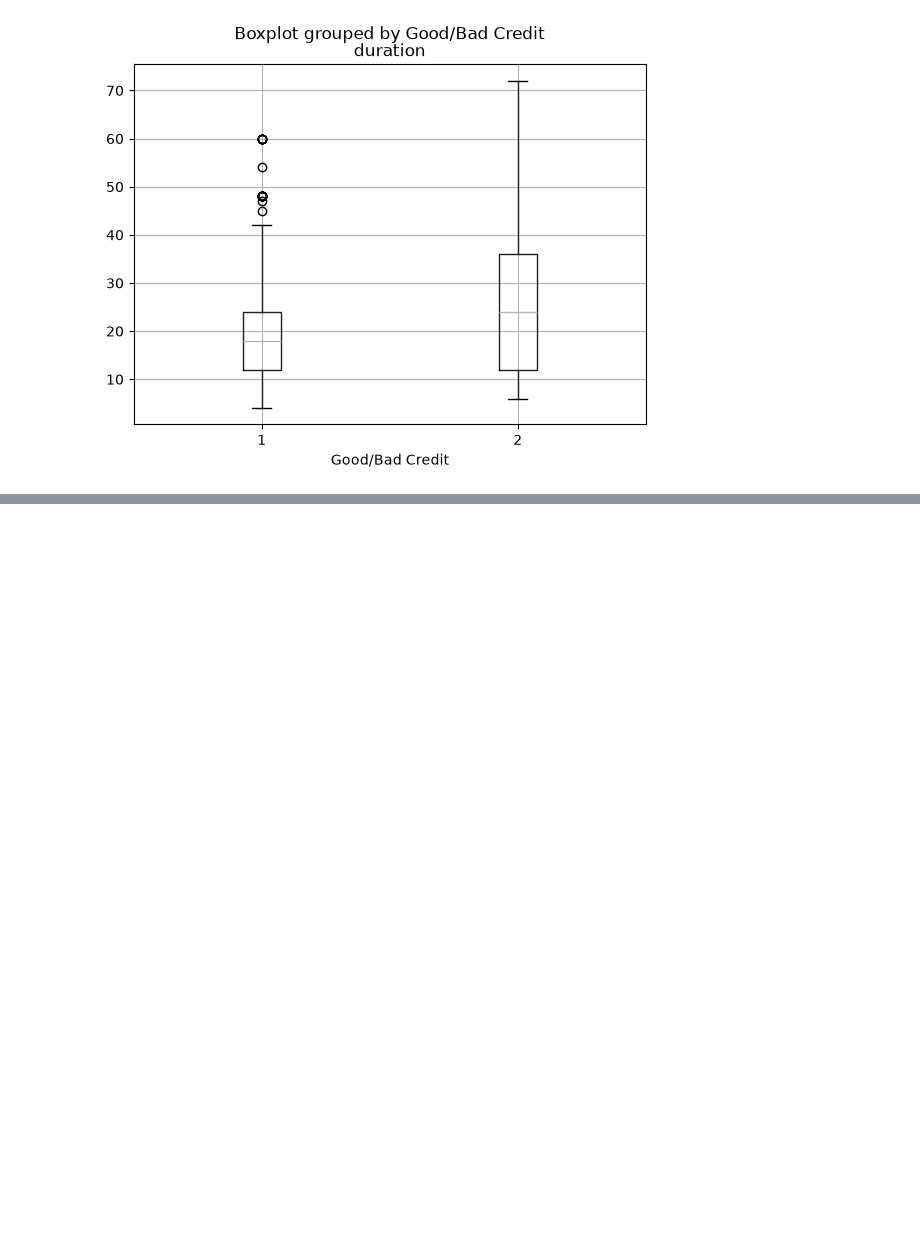
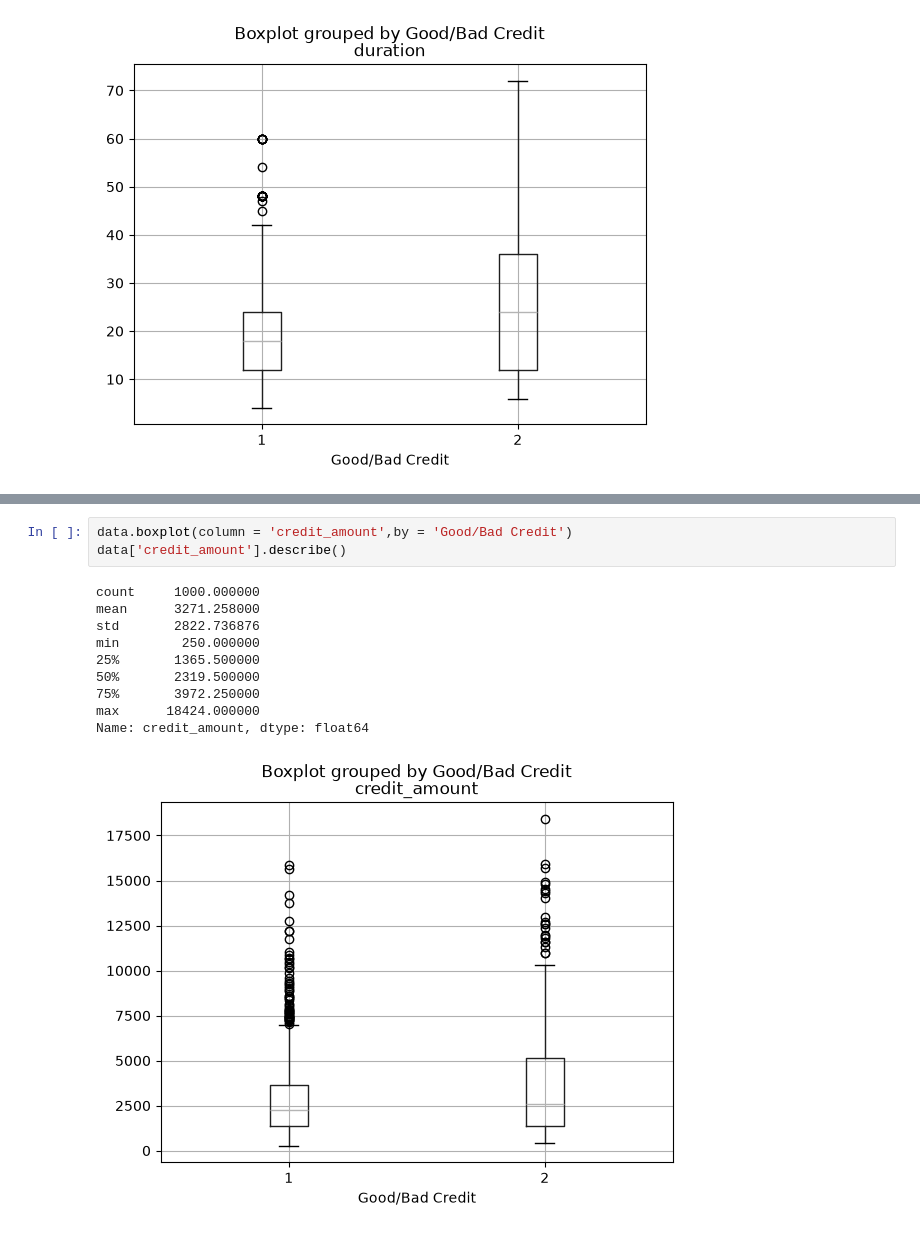
Before and after one commit to ctug0/credit-risk-prediction, a Jupyter notebook: credit-risk_exploration.ipynb, the cells around one changed output, grey strips where cells are left out. Drawn from its saved outputs; the diff is of its cells as text; blank space fills up the shorter version.

```diff
--- a/credit-risk_exploration.ipynb
+++ b/credit-risk_exploration.ipynb
@@ -127,0 +142,14 @@ long_loans['Good/Bad Credit'].value_counts()
+# %%
+data.boxplot(column = 'credit_amount',by = 'Good/Bad Credit')
+data['credit_amount'].describe()
+# %% [output]
+count     1000.000000
+mean      3271.258000
+std       2822.736876
+min        250.000000
+25%       1365.500000
+50%       2319.500000
+75%       3972.250000
+max      18424.000000
+Name: credit_amount, dtype: float64
+[figure, added]
```
Also changed, not shown: parts of 22 cells of this notebook, 2 other files.
